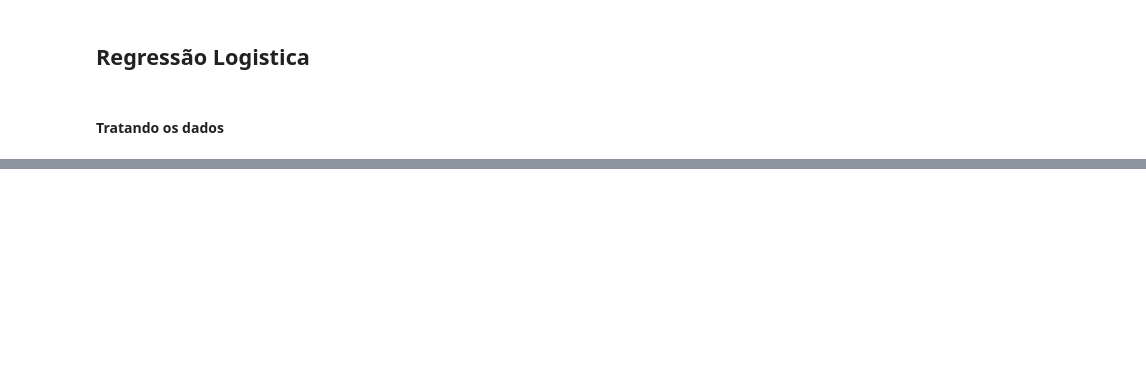
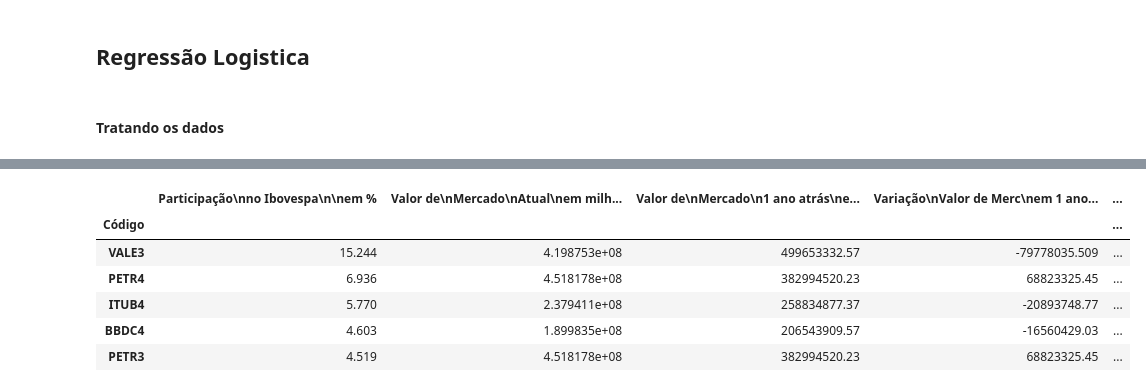
Before and after one commit to Jhonattanln/Modelo_Classificacao, a Jupyter notebook: Code.ipynb, the cells around one changed output, grey strips where cells are left out. Drawn from its saved outputs; the diff is of its cells as text; code cells hidden in the pictures; blank space fills up the shorter version.

```diff
--- a/Code.ipynb
+++ b/Code.ipynb
@@ -89,0 +91,11 @@ Name: Subsetor Bovespa, dtype: int64
+# %%
+X = df.drop(['Setor Econômico\nBovespa'], axis=1)
+X.head()
+# %% [output]
+|  | Participação\nno Ibovespa\n\nem % | Valor de\nMercado\nAtual\nem milh... | Valor de\nMercado\n1 ano atrás\ne... | Variação\nValor de Merc\nem 1 ano... | ... |
+| Código |  |  |  |  | ... |
+| VALE3 | 15.244 | 4.198753e+08 | 499653332.57 | -79778035.509 | ... |
+| PETR4 | 6.936 | 4.518178e+08 | 382994520.23 | 68823325.45 | ... |
+| ITUB4 | 5.770 | 2.379411e+08 | 258834877.37 | -20893748.77 | ... |
+| BBDC4 | 4.603 | 1.899835e+08 | 206543909.57 | -16560429.03 | ... |
+| PETR3 | 4.519 | 4.518178e+08 | 382994520.23 | 68823325.45 | ... |
```
Also changed, not shown: parts of 8 cells of this notebook.
